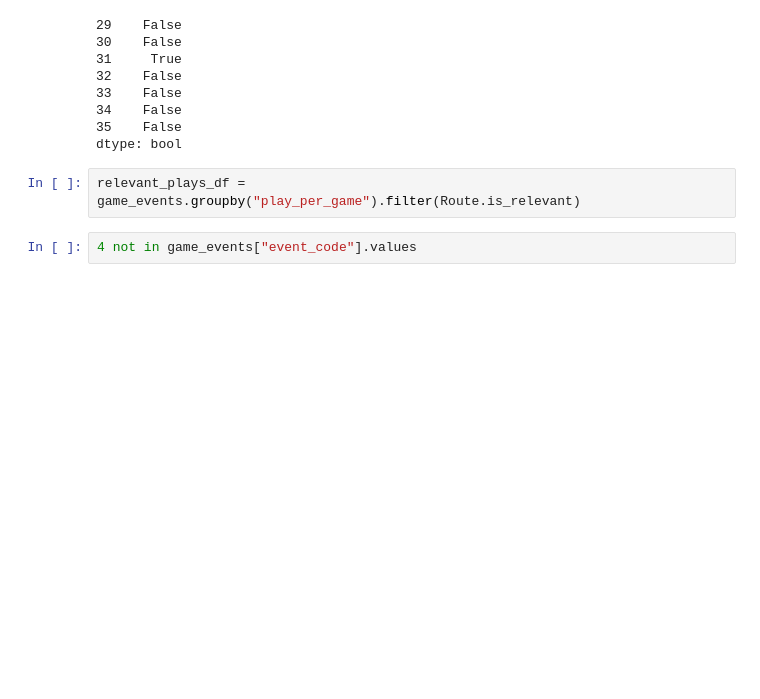
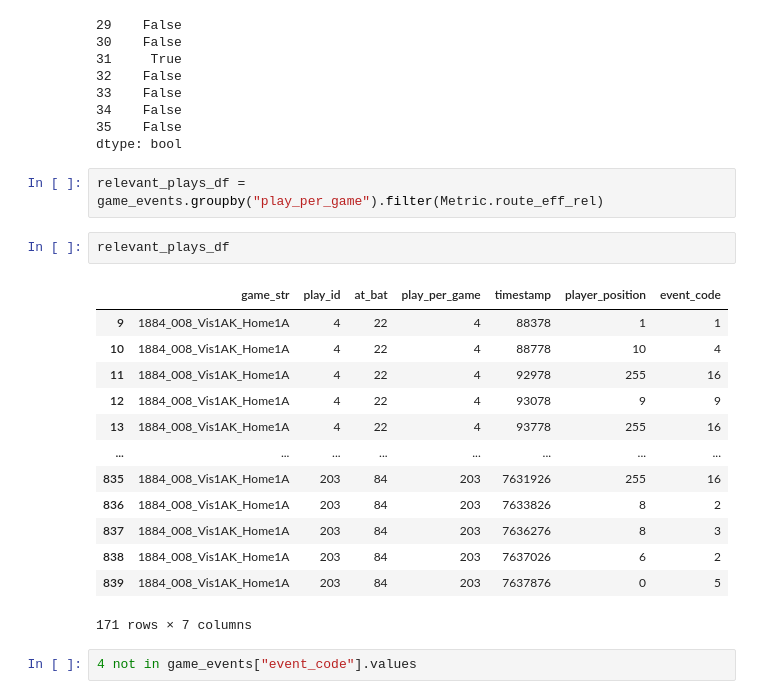
Before and after one commit to MattTokunaga/SMTDataChallenge2024, a Jupyter notebook: playground.ipynb, the cells around one changed output. Saved outputs shown, nothing was run; the diff lists cells and outputs as text; blank space fills up the shorter version.

Commit message:
refactored to help with different metrics

```diff
--- a/playground.ipynb
+++ b/playground.ipynb
@@ -138,7 +138,23 @@ r.get_score()
 35    False
 dtype: bool
 # %%
-relevant_plays_df = game_events.groupby("play_per_game").filter(Route.is_relevant)
+relevant_plays_df = game_events.groupby("play_per_game").filter(Metric.route_eff_rel)
+# %%
+relevant_plays_df
+# %% [output]
+|  | game_str | play_id | at_bat | play_per_game | timestamp | player_position | event_code |
+| 9 | 1884_008_Vis1AK_Home1A | 4 | 22 | 4 | 88378 | 1 | 1 |
+| 10 | 1884_008_Vis1AK_Home1A | 4 | 22 | 4 | 88778 | 10 | 4 |
+| 11 | 1884_008_Vis1AK_Home1A | 4 | 22 | 4 | 92978 | 255 | 16 |
+| 12 | 1884_008_Vis1AK_Home1A | 4 | 22 | 4 | 93078 | 9 | 9 |
+| 13 | 1884_008_Vis1AK_Home1A | 4 | 22 | 4 | 93778 | 255 | 16 |
+| ... | ... | ... | ... | ... | ... | ... | ... |
+| 835 | 1884_008_Vis1AK_Home1A | 203 | 84 | 203 | 7631926 | 255 | 16 |
+| 836 | 1884_008_Vis1AK_Home1A | 203 | 84 | 203 | 7633826 | 8 | 2 |
+| 837 | 1884_008_Vis1AK_Home1A | 203 | 84 | 203 | 7636276 | 8 | 3 |
+| 838 | 1884_008_Vis1AK_Home1A | 203 | 84 | 203 | 7637026 | 6 | 2 |
+| 839 | 1884_008_Vis1AK_Home1A | 203 | 84 | 203 | 7637876 | 0 | 5 |
+171 rows × 7 columns
 # %%
 4 not in game_events["event_code"].values
 # %% [output]
```
Also changed, not shown: parts of 10 cells of this notebook, 3 other files.
